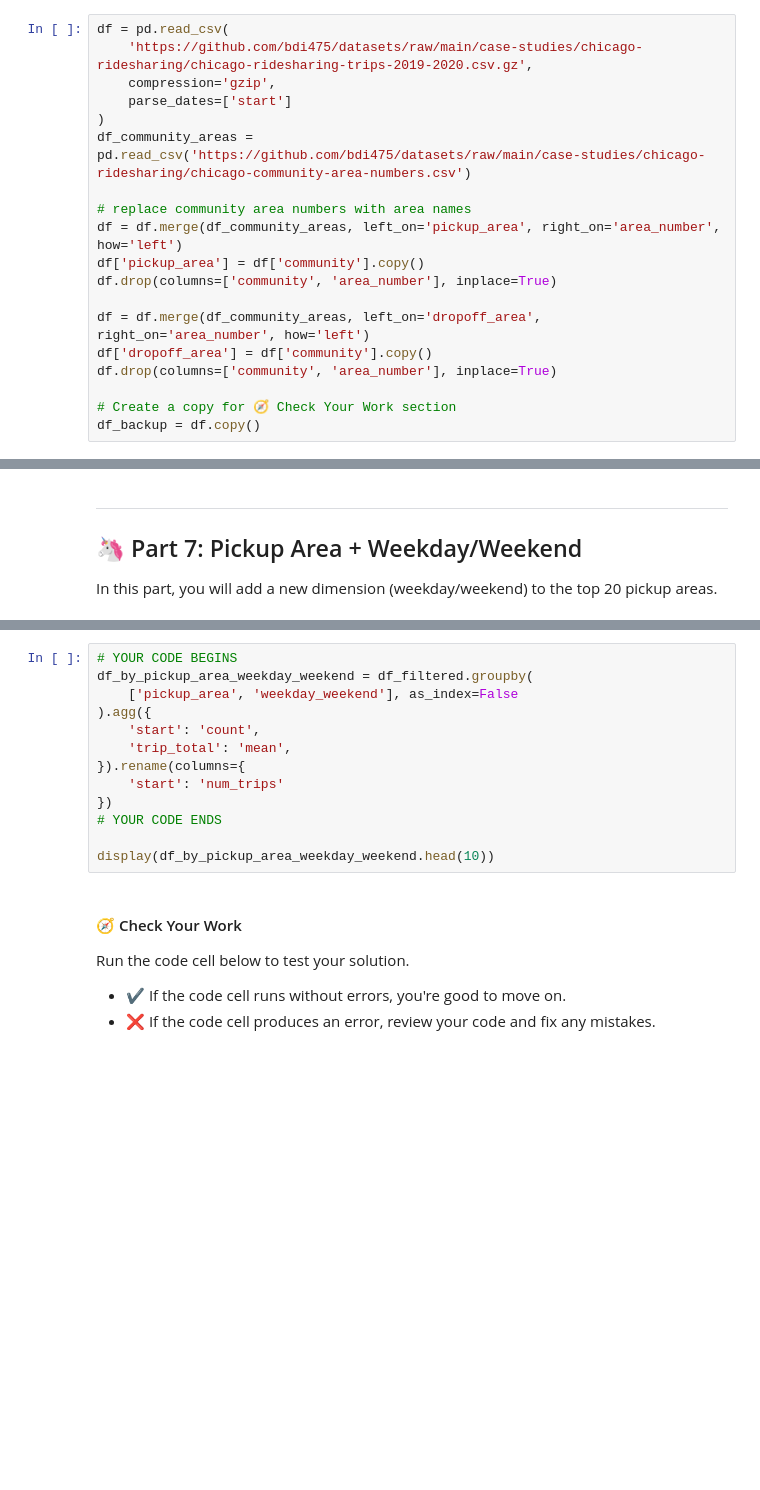
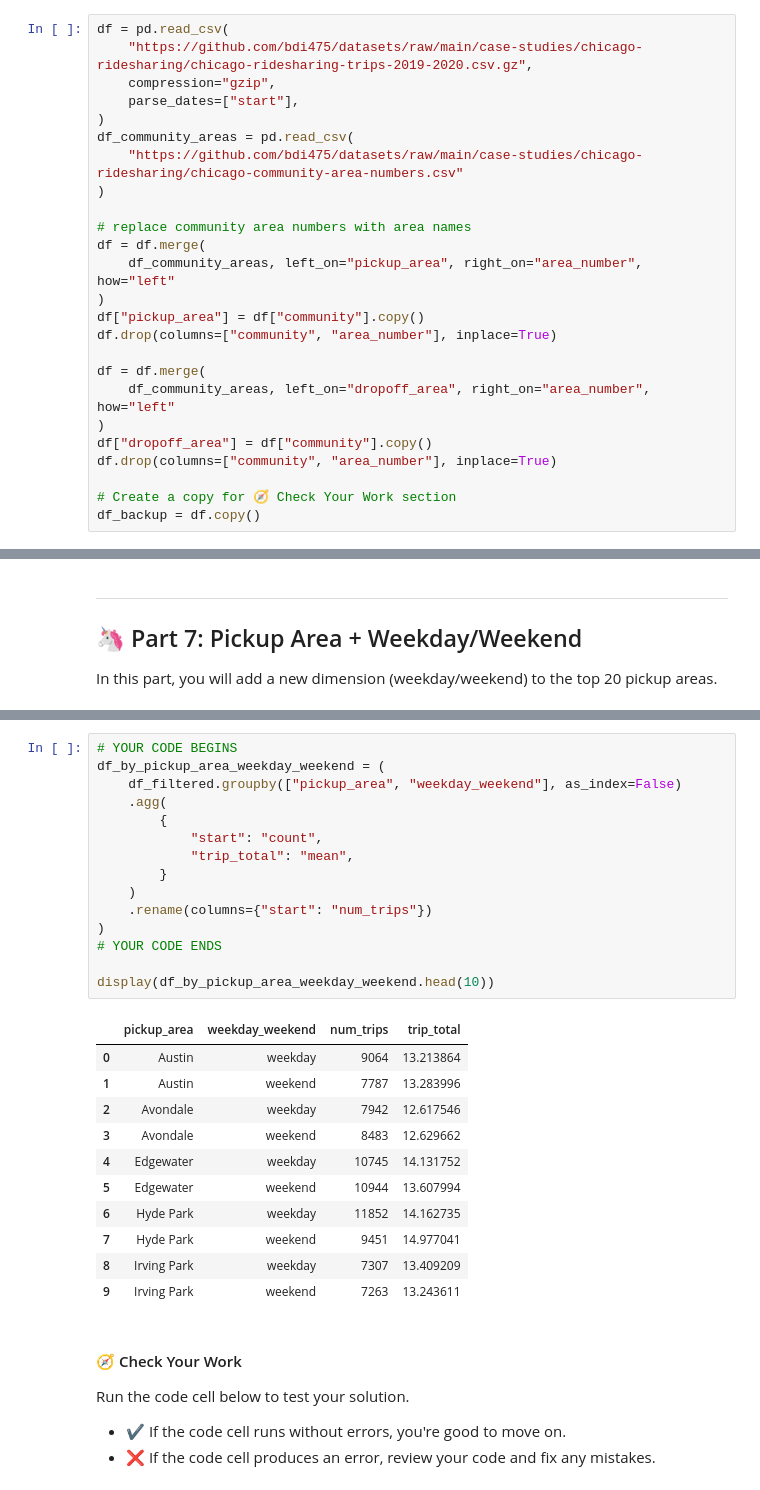
Before and after one commit to bdi475/notebooks, a Jupyter notebook: case-study-04-rideshare-trips-SOLUTION.ipynb, the cells around one changed output, grey strips where cells are left out. Cells and saved outputs as stored; diff of their text form; blank space fills up the shorter version.

```diff
--- a/case-study-04-rideshare-trips-SOLUTION.ipynb
+++ b/case-study-04-rideshare-trips-SOLUTION.ipynb
@@ -71,20 +76,26 @@ tc.assertGreaterEqual(plotly_major_version, 5, 'Your plotly version should be gr
 ▶️ Run the code below to import and process the trips dataset.
 # %%
 df = pd.read_csv(
-    'https://github.com/bdi475/datasets/raw/main/case-studies/chicago-ridesharing/chicago-ridesharing-trips-2019-2020.csv.gz',
-    compression='gzip',
-    parse_dates=['start']
+    "https://github.com/bdi475/datasets/raw/main/case-studies/chicago-ridesharing/chicago-ridesharing-trips-2019-2020.csv.gz",
+    compression="gzip",
+    parse_dates=["start"],
 )
-df_community_areas = pd.read_csv('https://github.com/bdi475/datasets/raw/main/case-studies/chicago-ridesharing/chicago-community-area-numbers.csv')
+df_community_areas = pd.read_csv(
+    "https://github.com/bdi475/datasets/raw/main/case-studies/chicago-ridesharing/chicago-community-area-numbers.csv"
+)
 
 # replace community area numbers with area names
-df = df.merge(df_community_areas, left_on='pickup_area', right_on='area_number', how='left')
-df['pickup_area'] = df['community'].copy()
-df.drop(columns=['community', 'area_number'], inplace=True)
+df = df.merge(
+    df_community_areas, left_on="pickup_area", right_on="area_number", how="left"
+)
+df["pickup_area"] = df["community"].copy()
+df.drop(columns=["community", "area_number"], inplace=True)
 
-df = df.merge(df_community_areas, left_on='dropoff_area', right_on='area_number', how='left')
-df['dropoff_area'] = df['community'].copy()
-df.drop(columns=['community', 'area_number'], inplace=True)
+df = df.merge(
+    df_community_areas, left_on="dropoff_area", right_on="area_number", how="left"
+)
+df["dropoff_area"] = df["community"].copy()
+df.drop(columns=["community", "area_number"], inplace=True)
 
 # Create a copy for 🧭 Check Your Work section
 df_backup = df.copy()
@@ -1677,16 +1859,30 @@ In this part, you will add a new dimension (weekday/weekend) to the top 20 picku
 # %%
 # YOUR CODE BEGINS
-df_by_pickup_area_weekday_weekend = df_filtered.groupby(
-    ['pickup_area', 'weekday_weekend'], as_index=False
-).agg({
-    'start': 'count',
-    'trip_total': 'mean',
-}).rename(columns={
-    'start': 'num_trips'
-})
+df_by_pickup_area_weekday_weekend = (
+    df_filtered.groupby(["pickup_area", "weekday_weekend"], as_index=False)
+    .agg(
+        {
+            "start": "count",
+            "trip_total": "mean",
+        }
+    )
+    .rename(columns={"start": "num_trips"})
+)
 # YOUR CODE ENDS
 
 display(df_by_pickup_area_weekday_weekend.head(10))
+# %% [output]
+|  | pickup_area | weekday_weekend | num_trips | trip_total |
+| 0 | Austin | weekday | 9064 | 13.213864 |
+| 1 | Austin | weekend | 7787 | 13.283996 |
+| 2 | Avondale | weekday | 7942 | 12.617546 |
+| 3 | Avondale | weekend | 8483 | 12.629662 |
+| 4 | Edgewater | weekday | 10745 | 14.131752 |
+| 5 | Edgewater | weekend | 10944 | 13.607994 |
+| 6 | Hyde Park | weekday | 11852 | 14.162735 |
+| 7 | Hyde Park | weekend | 9451 | 14.977041 |
+| 8 | Irving Park | weekday | 7307 | 13.409209 |
+| 9 | Irving Park | weekend | 7263 | 13.243611 |
 # %% [markdown]
 #### 🧭 Check Your Work
 
```
Also changed, not shown: parts of 59 cells of this notebook.
